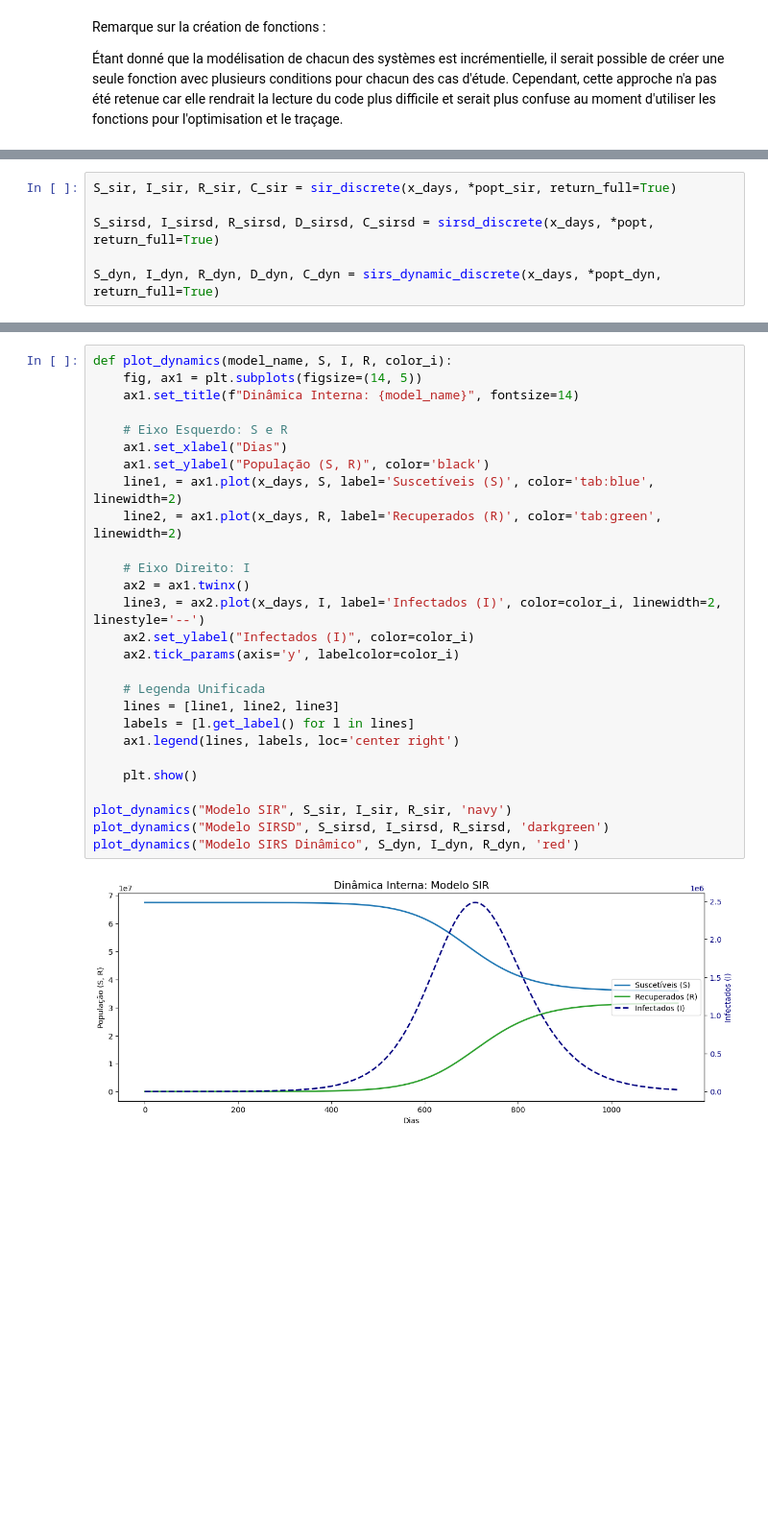
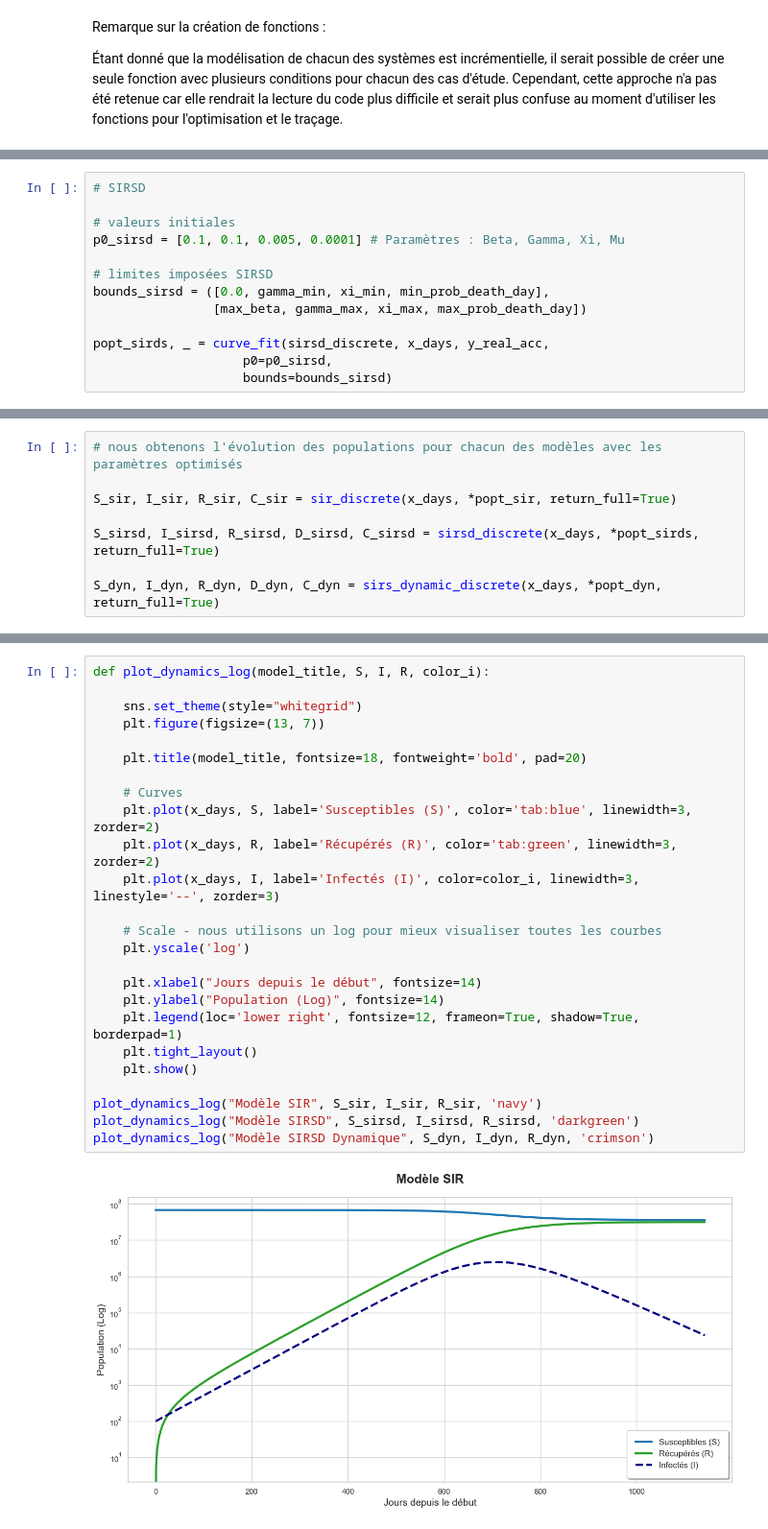
Before and after one commit to pjann42/Informatique-3-Python-Scientifique, a Jupyter notebook: projeto/prj_fr.ipynb, the cells around one changed output, grey strips where cells are left out. Shown at 96% size. Saved outputs shown, nothing was run; the diff lists cells and outputs as text; blank space fills up the shorter version.

```diff
--- a/projeto/prj_fr.ipynb
+++ b/projeto/prj_fr.ipynb
@@ -367,0 +313,13 @@ Com os melhores parâmetros encontrados pelo algoritmo, executamos a simulação
+# %%
+# SIRSD
+
+# valeurs initiales
+p0_sirsd = [0.1, 0.1, 0.005, 0.0001] # Paramètres : Beta, Gamma, Xi, Mu
+
+# limites imposées SIRSD
+bounds_sirsd = ([0.0, gamma_min, xi_min, min_prob_death_day],
+                [max_beta, gamma_max, xi_max, max_prob_death_day])
+
+popt_sirds, _ = curve_fit(sirsd_discrete, x_days, y_real_acc,
+                    p0=p0_sirsd,
+                    bounds=bounds_sirsd)
@@ -368,7 +356,9 @@ Com os melhores parâmetros encontrados pelo algoritmo, executamos a simulação
 # %%
+# nous obtenons l'évolution des populations pour chacun des modèles avec les paramètres optimisés
+
 S_sir, I_sir, R_sir, C_sir = sir_discrete(x_days, *popt_sir, return_full=True)
 
-S_sirsd, I_sirsd, R_sirsd, D_sirsd, C_sirsd = sirsd_discrete(x_days, *popt, return_full=True)
+S_sirsd, I_sirsd, R_sirsd, D_sirsd, C_sirsd = sirsd_discrete(x_days, *popt_sirds, return_full=True)
 
 S_dyn, I_dyn, R_dyn, D_dyn, C_dyn = sirs_dynamic_discrete(x_days, *popt_dyn, return_full=True)
 # %% [markdown]
@@ -520,29 +539,27 @@ plt.show()
 # %%
-def plot_dynamics(model_name, S, I, R, color_i):
-    fig, ax1 = plt.subplots(figsize=(14, 5))
-    ax1.set_title(f"Dinâmica Interna: {model_name}", fontsize=14)
+def plot_dynamics_log(model_title, S, I, R, color_i):
 
-    # Eixo Esquerdo: S e R
-    ax1.set_xlabel("Dias")
-    ax1.set_ylabel("População (S, R)", color='black')
-    line1, = ax1.plot(x_days, S, label='Suscetíveis (S)', color='tab:blue', linewidth=2)
-    line2, = ax1.plot(x_days, R, label='Recuperados (R)', color='tab:green', linewidth=2)
+    sns.set_theme(style="whitegrid")
+    plt.figure(figsize=(13, 7))
 
-    # Eixo Direito: I
-    ax2 = ax1.twinx()
-    line3, = ax2.plot(x_days, I, label='Infectados (I)', color=color_i, linewidth=2, linestyle='--')
-    ax2.set_ylabel("Infectados (I)", color=color_i)
-    ax2.tick_params(axis='y', labelcolor=color_i)
+    plt.title(model_title, fontsize=18, fontweight='bold', pad=20)
 
-    # Legenda Unificada
-    lines = [line1, line2, line3]
-    labels = [l.get_label() for l in lines]
-    ax1.legend(lines, labels, loc='center right')
+    # Curves
+    plt.plot(x_days, S, label='Susceptibles (S)', color='tab:blue', linewidth=3, zorder=2)
+    plt.plot(x_days, R, label='Récupérés (R)', color='tab:green', linewidth=3, zorder=2)
+    plt.plot(x_days, I, label='Infectés (I)', color=color_i, linewidth=3, linestyle='--', zorder=3)
 
+    # Scale - nous utilisons un log pour mieux visualiser toutes les courbes
+    plt.yscale('log')
+
+    plt.xlabel("Jours depuis le début", fontsize=14)
+    plt.ylabel("Population (Log)", fontsize=14)
+    plt.legend(loc='lower right', fontsize=12, frameon=True, shadow=True, borderpad=1)
+    plt.tight_layout()
     plt.show()
 
-plot_dynamics("Modelo SIR", S_sir, I_sir, R_sir, 'navy')
-plot_dynamics("Modelo SIRSD", S_sirsd, I_sirsd, R_sirsd, 'darkgreen')
-plot_dynamics("Modelo SIRS Dinâmico", S_dyn, I_dyn, R_dyn, 'red')
+plot_dynamics_log("Modèle SIR", S_sir, I_sir, R_sir, 'navy')
+plot_dynamics_log("Modèle SIRSD", S_sirsd, I_sirsd, R_sirsd, 'darkgreen')
+plot_dynamics_log("Modèle SIRSD Dynamique", S_dyn, I_dyn, R_dyn, 'crimson')
 # %% [output]
-[figure, old version]
+[figure, new version]
```
Also changed, not shown: parts of 18 cells of this notebook, 1 other file.
